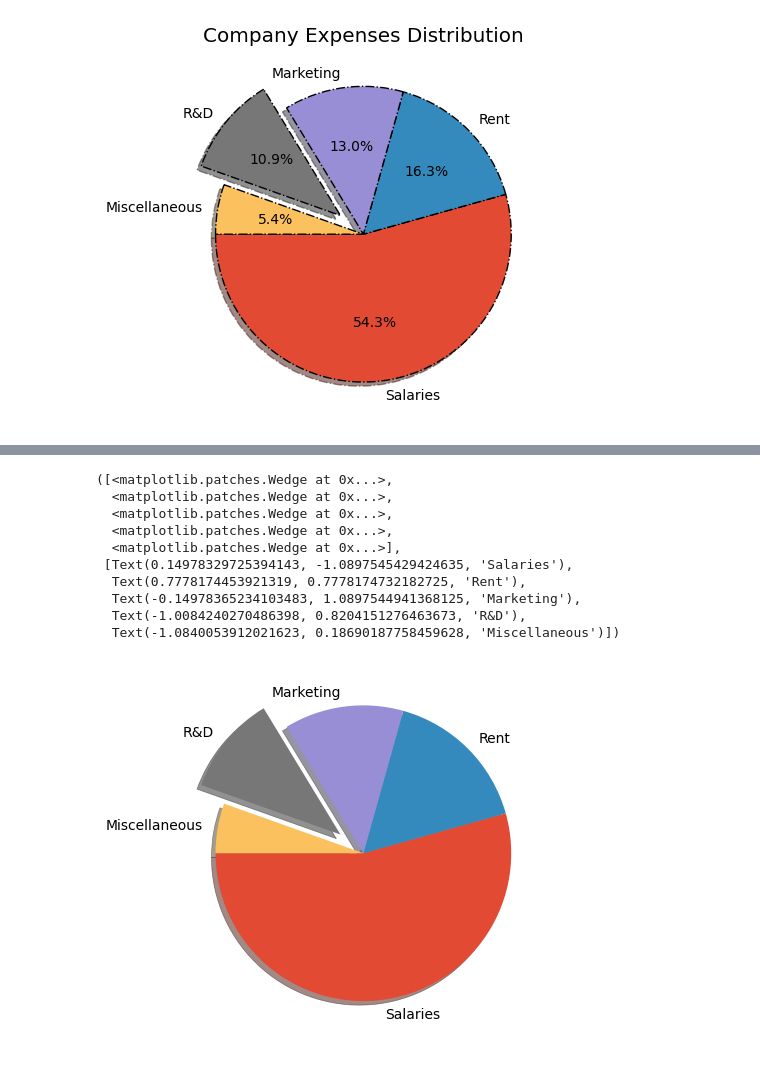
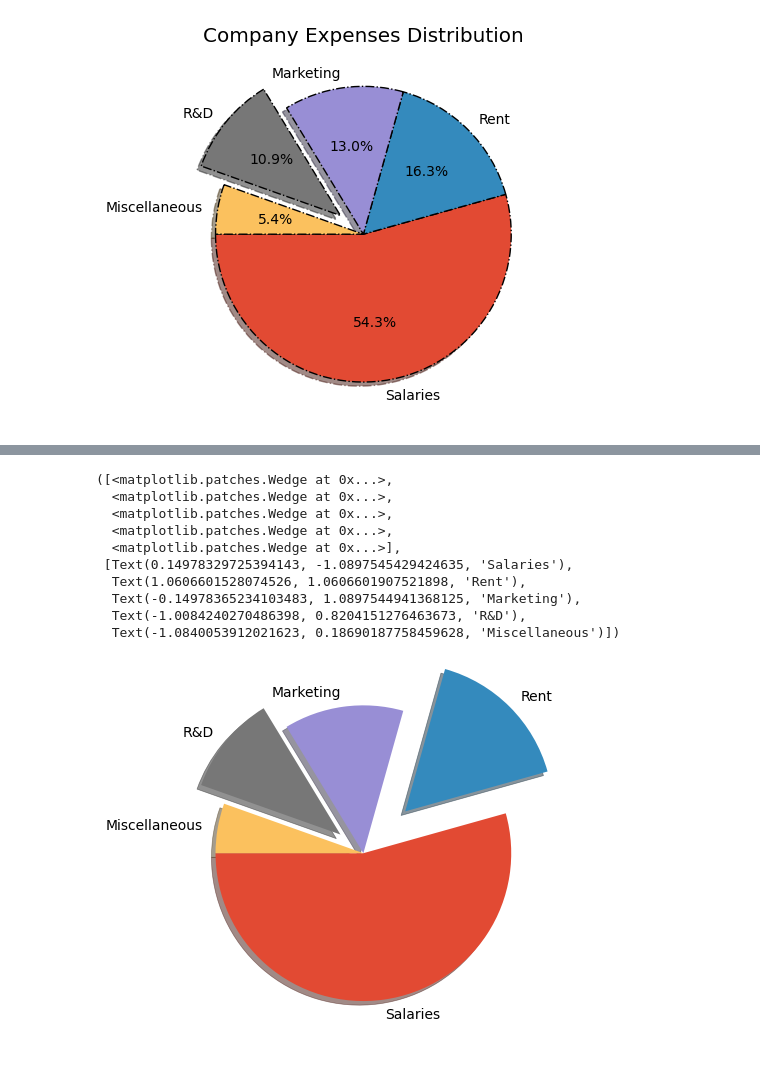
Before and after one commit to Ferdous-M/AI-ML, a Jupyter notebook: Data Visualization/data_visualization.ipynb, the cells around one changed output, grey strips where cells are left out. Cells and saved outputs as stored; diff of their text form; code cells hidden in the pictures.

```diff
--- a/Data Visualization/data_visualization.ipynb
+++ b/Data Visualization/data_visualization.ipynb
@@ -316,18 +327,23 @@ plt.pie(amounts, labels=expenses,  autopct='%1.1f%%',
 # %%
 # explode
-explode = [0, 0, 0, 0.2, 0]
+explode = [0, 0.4, 0, 0.2, 0]
+# plt.pie(amounts, labels=expenses, explode=explode)
+
+# shadow
+# plt.pie(amounts, labels=expenses, explode=explode, shadow=True)
+
 # angle
 #plt.pie(amounts, labels=expenses, explode=explode, shadow=True, startangle=90) # top
-plt.pie(amounts, labels=expenses, explode=explode, shadow=True, startangle=180) # flip
+plt.pie(amounts, labels=expenses, explode=explode, shadow=True, startangle=180) # flips
 # %% [output]
 ([<matplotlib.patches.Wedge at 0x...>,
   <matplotlib.patches.Wedge at 0x...>,
   <matplotlib.patches.Wedge at 0x...>,
   <matplotlib.patches.Wedge at 0x...>,
   <matplotlib.patches.Wedge at 0x...>],
  [Text(0.14978329725394143, -1.0897545429424635, 'Salaries'),
-  Text(0.7778174453921319, 0.7778174732182725, 'Rent'),
+  Text(1.0606601528074526, 1.0606601907521898, 'Rent'),
   Text(-0.14978365234103483, 1.0897544941368125, 'Marketing'),
   Text(-1.0084240270486398, 0.8204151276463673, 'R&D'),
   Text(-1.0840053912021623, 0.18690187758459628, 'Miscellaneous')])
-[figure, old version]
+[figure, new version]
```
Also changed, not shown: parts of 1 cell of this notebook.
